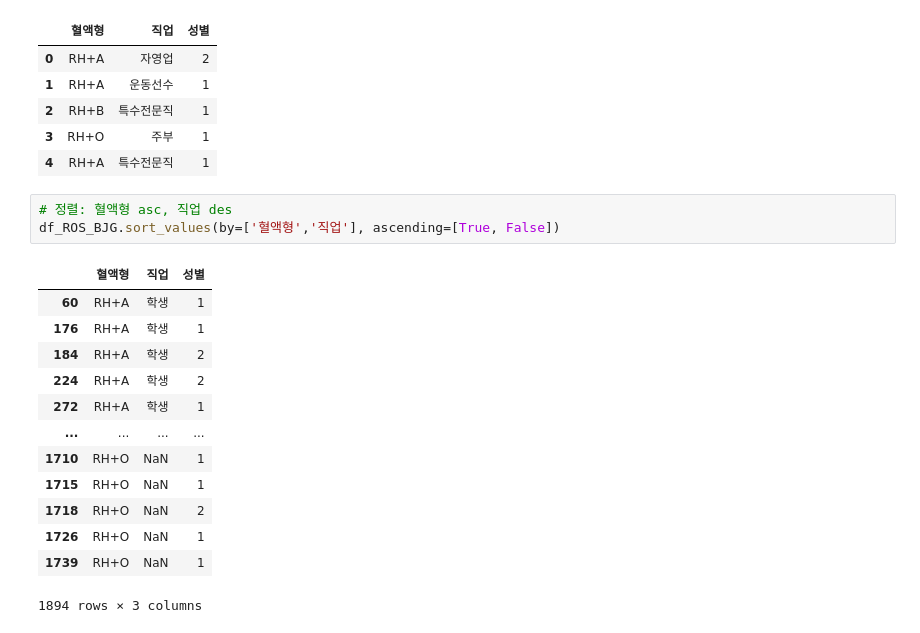
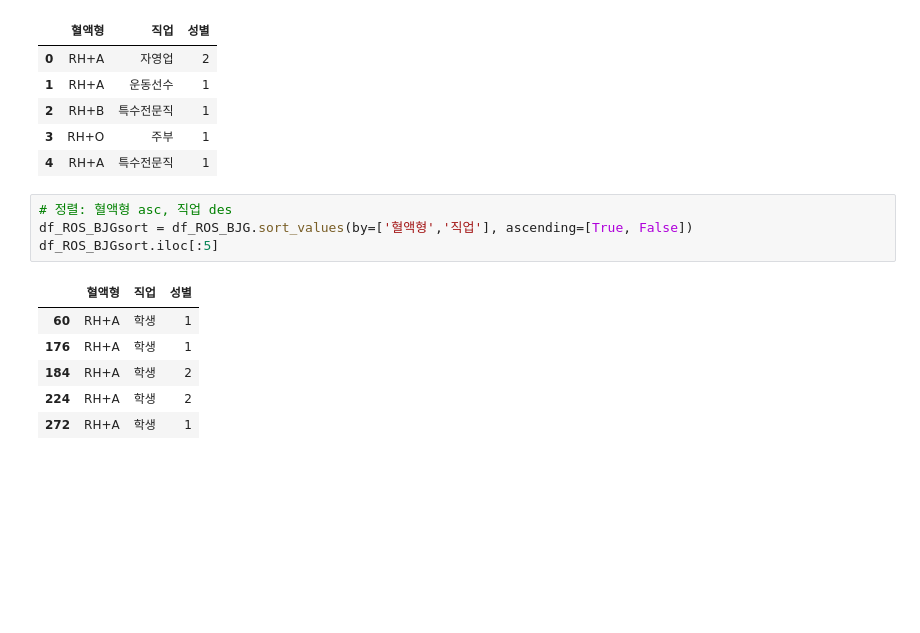
Before and after one commit to SSSanga/study_data_analytics, a Jupyter notebook: codes/DDA/RecurrenceOfSurgery_DDA.ipynb, the cells around one changed output. Cells and saved outputs as stored; diff of their text form; blank space fills up the shorter version.

```diff
--- a/codes/DDA/RecurrenceOfSurgery_DDA.ipynb
+++ b/codes/DDA/RecurrenceOfSurgery_DDA.ipynb
@@ -207,18 +207,12 @@ df_ROS_BJG.head(5)
 | 4 | RH+A | 특수전문직 | 1 |
 # %%
 # 정렬: 혈액형 asc, 직업 des
-df_ROS_BJG.sort_values(by=['혈액형','직업'], ascending=[True, False])
+df_ROS_BJGsort = df_ROS_BJG.sort_values(by=['혈액형','직업'], ascending=[True, False])
+df_ROS_BJGsort.iloc[:5]
 # %% [output]
 |  | 혈액형 | 직업 | 성별 |
 | 60 | RH+A | 학생 | 1 |
 | 176 | RH+A | 학생 | 1 |
 | 184 | RH+A | 학생 | 2 |
 | 224 | RH+A | 학생 | 2 |
 | 272 | RH+A | 학생 | 1 |
-| ... | ... | ... | ... |
-| 1710 | RH+O | NaN | 1 |
-| 1715 | RH+O | NaN | 1 |
-| 1718 | RH+O | NaN | 2 |
-| 1726 | RH+O | NaN | 1 |
-| 1739 | RH+O | NaN | 1 |
-1894 rows × 3 columns
```
